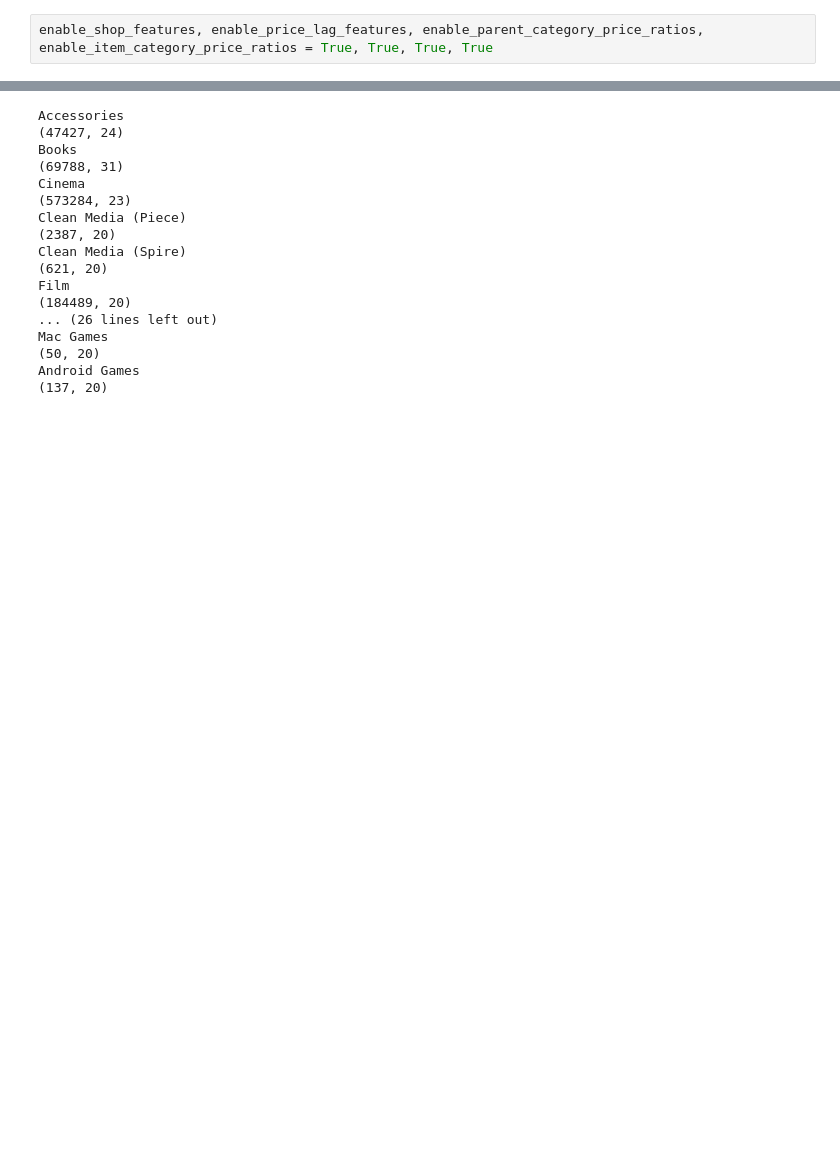
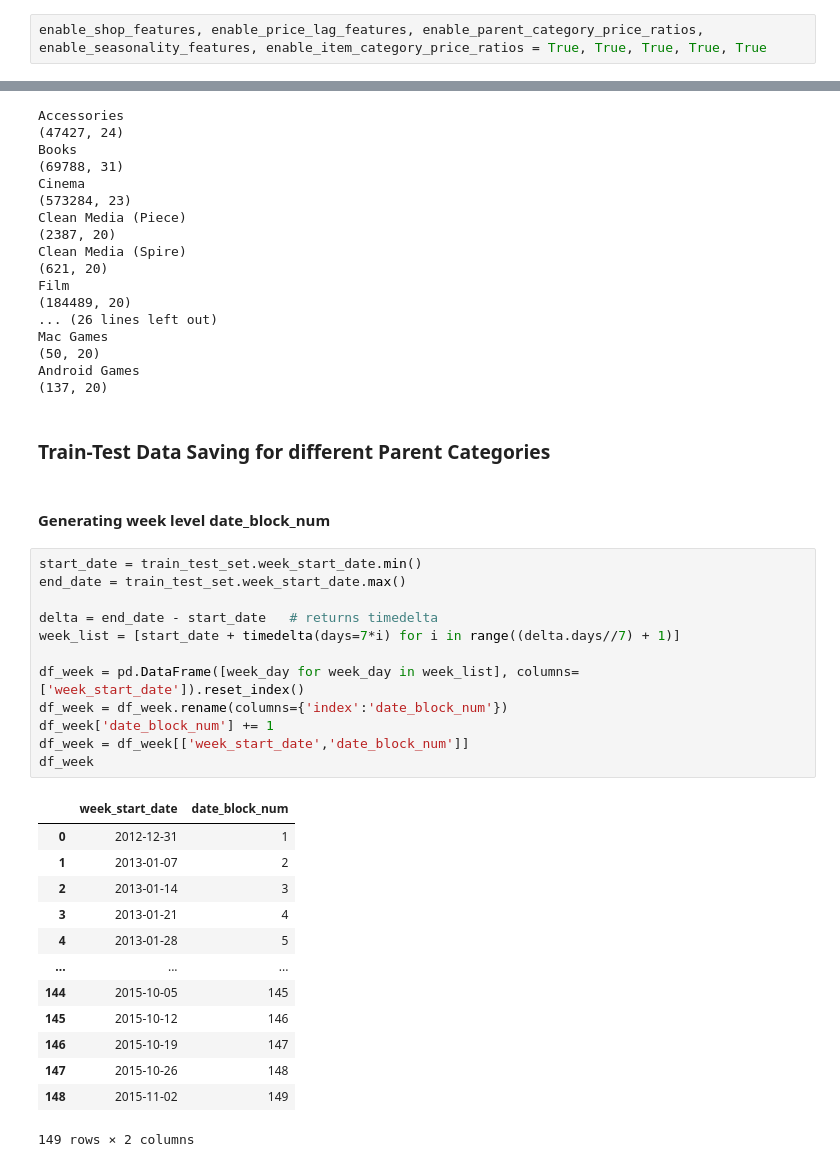
Before and after one commit to ManashJKonwar/ML-Retail-Sales, a Jupyter notebook: modelling_pipeline/feature_engg_script_v02.ipynb, the cells around one changed output, grey strips where cells are left out. Saved outputs shown, nothing was run; the diff lists cells and outputs as text; blank space fills up the shorter version.

Commit message:
Enhancement: Adding_section_for_data_segregation_at_parent_category_level
Signed-off-by: ManashJKonwar <rickykonwar@gmail.com>

```diff
--- a/modelling_pipeline/feature_engg_script_v02.ipynb
+++ b/modelling_pipeline/feature_engg_script_v02.ipynb
@@ -305,7 +305,7 @@ train_test_set.head()
 # %% [markdown]
 ### Feature Engineering
 # %%
-enable_shop_features, enable_price_lag_features, enable_parent_category_price_ratios, enable_item_category_price_ratios = True, True, True, True
+enable_shop_features, enable_price_lag_features, enable_parent_category_price_ratios, enable_seasonality_features, enable_item_category_price_ratios = True, True, True, True, True
 # %% [markdown]
 #### Shop related features
 1. Extracting total no of items sold on each shop for each category
@@ -541,3 +541,33 @@ Mac Games
 (50, 20)
 Android Games
 (137, 20)
+# %% [markdown]
+### Train-Test Data Saving for different Parent Categories
+# %% [markdown]
+#### Generating week level date_block_num
+# %%
+start_date = train_test_set.week_start_date.min()
+end_date = train_test_set.week_start_date.max()
+
+delta = end_date - start_date   # returns timedelta
+week_list = [start_date + timedelta(days=7*i) for i in range((delta.days//7) + 1)]
+
+df_week = pd.DataFrame([week_day for week_day in week_list], columns=['week_start_date']).reset_index()
+df_week = df_week.rename(columns={'index':'date_block_num'})
+df_week['date_block_num'] += 1
+df_week = df_week[['week_start_date','date_block_num']]
+df_week
+# %% [output]
+|  | week_start_date | date_block_num |
+| 0 | 2012-12-31 | 1 |
+| 1 | 2013-01-07 | 2 |
+| 2 | 2013-01-14 | 3 |
+| 3 | 2013-01-21 | 4 |
+| 4 | 2013-01-28 | 5 |
+| ... | ... | ... |
+| 144 | 2015-10-05 | 145 |
+| 145 | 2015-10-12 | 146 |
+| 146 | 2015-10-19 | 147 |
+| 147 | 2015-10-26 | 148 |
+| 148 | 2015-11-02 | 149 |
+149 rows × 2 columns
```
Also changed, not shown: parts of 4 cells of this notebook.
